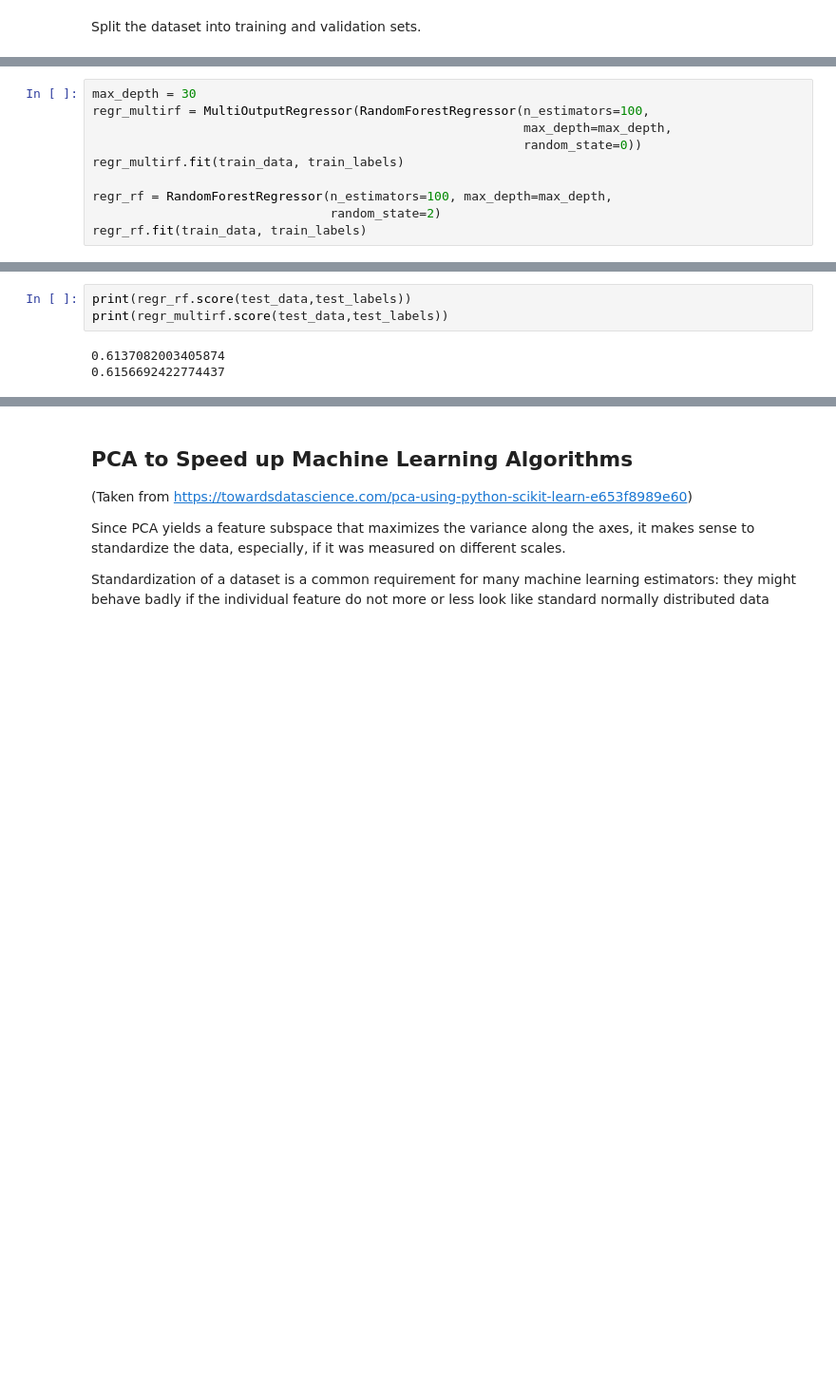
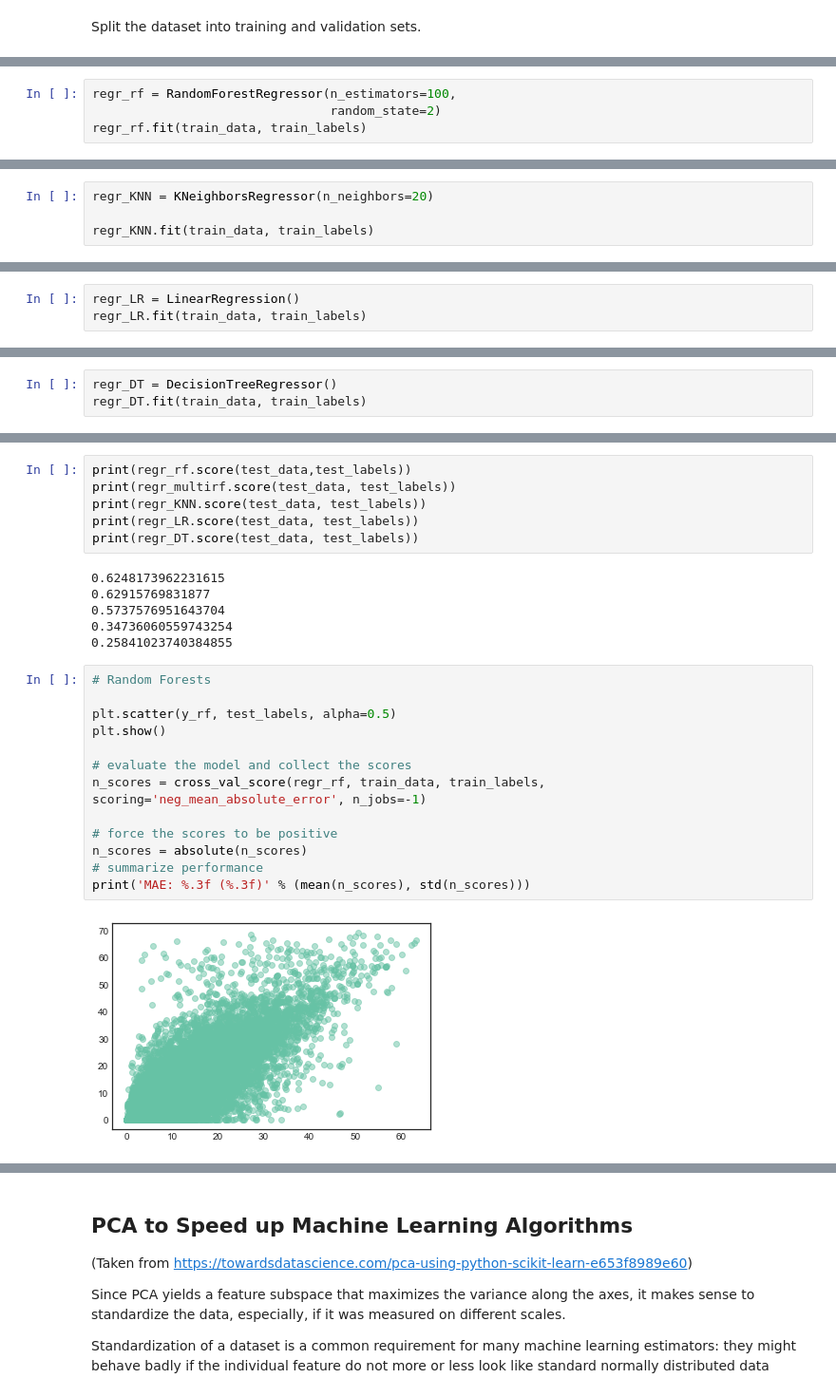
Before and after one commit to Climate-Crisis-AI-Team-Vel-Ice/sea-ice-challenge, a Jupyter notebook: sea_ice_data_PCA_analysis.ipynb, the cells around one changed output, grey strips where cells are left out. Shown: that part at 95% size. Drawn from its saved outputs; the diff is of its cells as text; blank space fills up the shorter version.

```diff
--- a/sea_ice_data_PCA_analysis.ipynb
+++ b/sea_ice_data_PCA_analysis.ipynb
@@ -204,11 +166,5 @@ Test labels shape:  (82593, 2)
 # %%
-max_depth = 30
-regr_multirf = MultiOutputRegressor(RandomForestRegressor(n_estimators=100,
-                                                          max_depth=max_depth,
-                                                          random_state=0))
-regr_multirf.fit(train_data, train_labels)
-
-regr_rf = RandomForestRegressor(n_estimators=100, max_depth=max_depth,
+regr_rf = RandomForestRegressor(n_estimators=100,
                                 random_state=2)
 regr_rf.fit(train_data, train_labels)
 # %% [output]
@@ -215,0 +172,4 @@ RandomForestRegressor(max_depth=30, random_state=2)
+# %%
+regr_KNN = KNeighborsRegressor(n_neighbors=20)
+
+regr_KNN.fit(train_data, train_labels)
@@ -215,0 +178,3 @@ RandomForestRegressor(max_depth=30, random_state=2)
+# %%
+regr_LR = LinearRegression()
+regr_LR.fit(train_data, train_labels)
@@ -215,0 +183,3 @@ RandomForestRegressor(max_depth=30, random_state=2)
+# %%
+regr_DT = DecisionTreeRegressor()
+regr_DT.fit(train_data, train_labels)
@@ -220,6 +195,27 @@ y_rf = regr_rf.predict(test_data)
 # %%
 print(regr_rf.score(test_data,test_labels))
-print(regr_multirf.score(test_data,test_labels))
+print(regr_multirf.score(test_data, test_labels))
+print(regr_KNN.score(test_data, test_labels))
+print(regr_LR.score(test_data, test_labels))
+print(regr_DT.score(test_data, test_labels))
 # %% [output]
-0.6137082003405874
-0.6156692422774437
+0.6248173962231615
+0.62915769831877
+0.5737576951643704
+0.34736060559743254
+0.25841023740384855
+# %%
+# Random Forests
+
+plt.scatter(y_rf, test_labels, alpha=0.5)
+plt.show()
+
+# evaluate the model and collect the scores
+n_scores = cross_val_score(regr_rf, train_data, train_labels,  scoring='neg_mean_absolute_error', n_jobs=-1)
+
+# force the scores to be positive
+n_scores = absolute(n_scores)
+# summarize performance
+print('MAE: %.3f (%.3f)' % (mean(n_scores), std(n_scores)))
+# %% [output]
+[figure, added]
```
Also changed, not shown: parts of 33 cells of this notebook.
